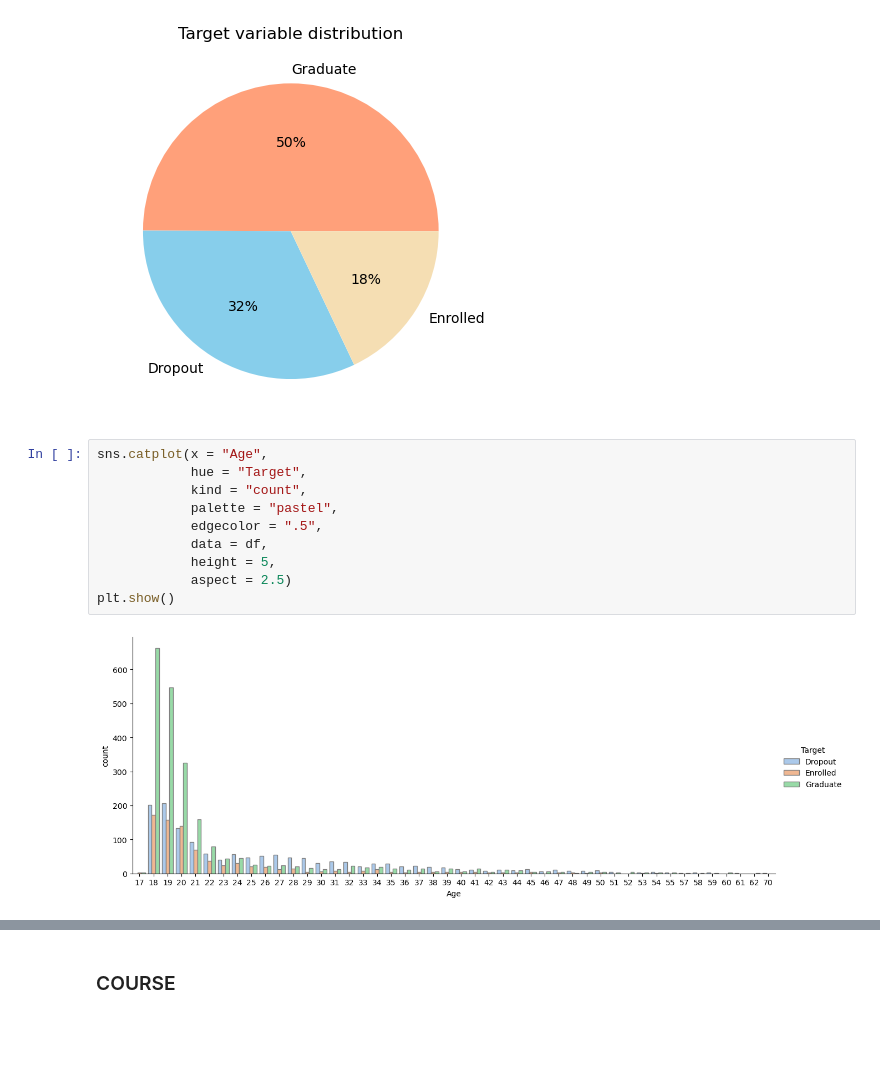
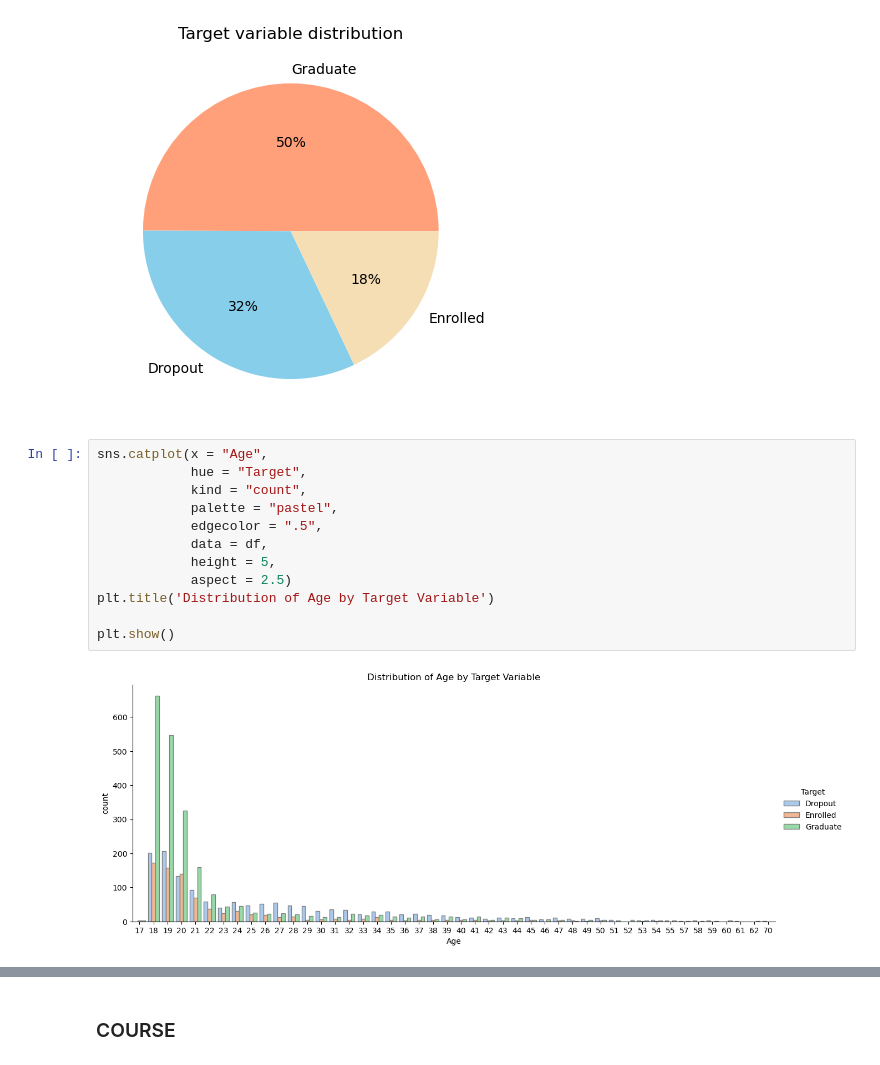
Before and after one commit to martiFabia/DMML_project, a Jupyter notebook: notebook/eda.ipynb, the cells around one changed output, grey strips where cells are left out. Drawn from its saved outputs; the diff is of its cells as text; blank space fills up the shorter version.

```diff
--- a/notebook/eda.ipynb
+++ b/notebook/eda.ipynb
@@ -210,12 +210,14 @@ Text(0.5, 1.0, 'Target variable distribution')
 # %%
 sns.catplot(x = "Age",
             hue = "Target",
             kind = "count",
             palette = "pastel",
             edgecolor = ".5",
             data = df,
             height = 5,
             aspect = 2.5)
+plt.title('Distribution of Age by Target Variable')
+
 plt.show()
 # %% [output]
-[figure, old version]
+[figure, new version]
```
Also changed, not shown: parts of 16 cells of this notebook, 8 other files.
